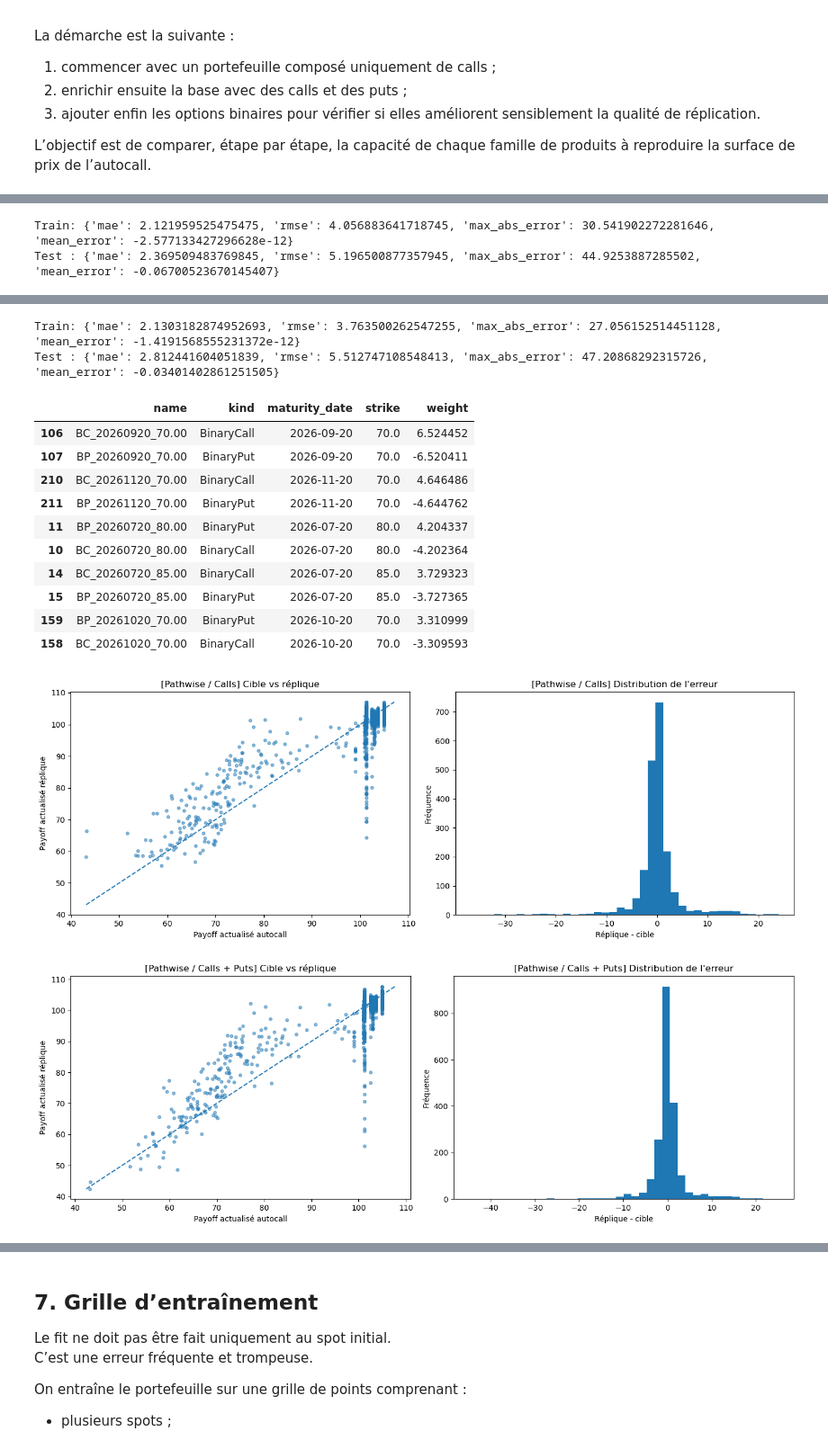
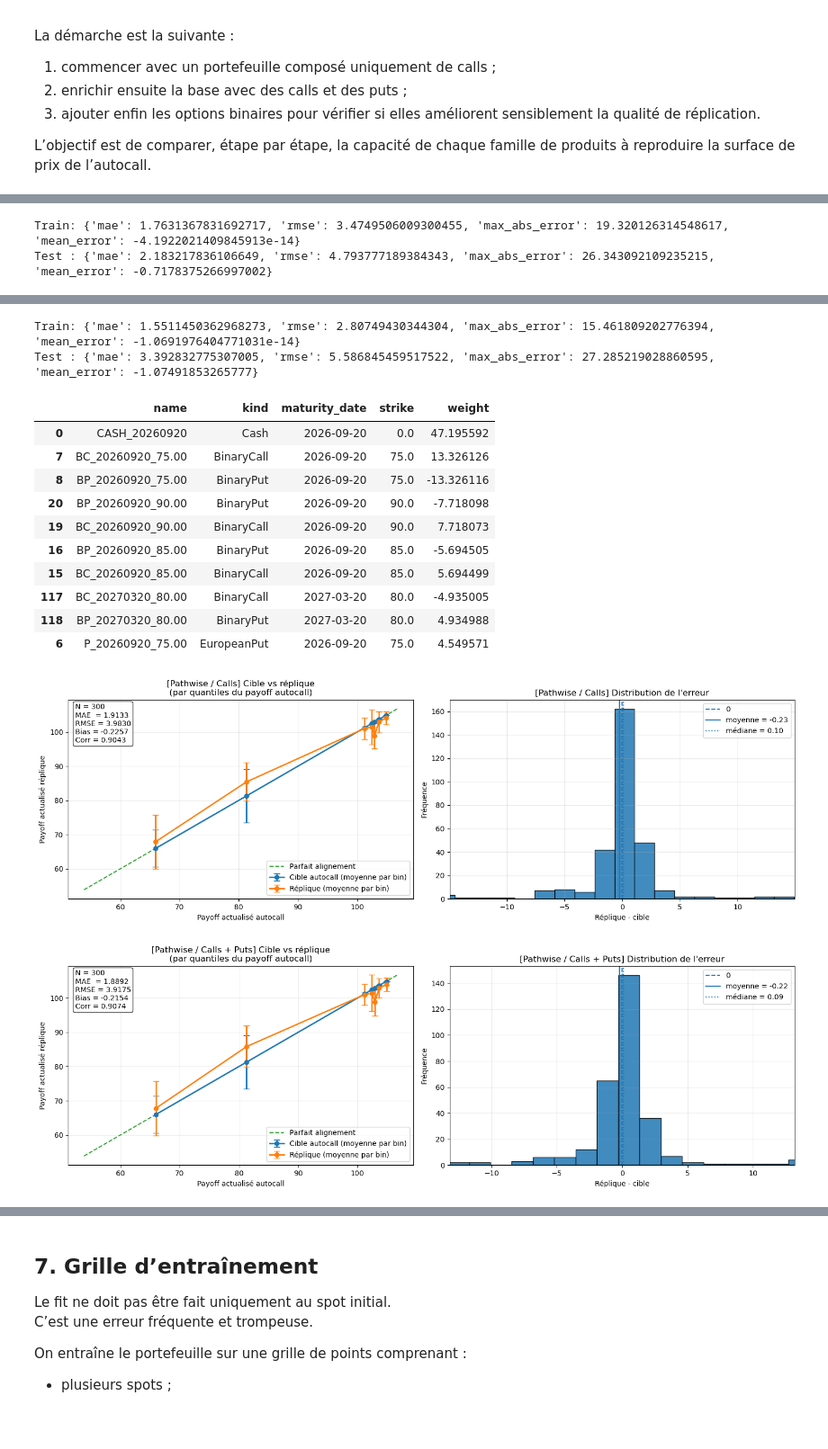
Before and after one commit to bourhankayal/Autocall-Replication, a Jupyter notebook: notebook.ipynb, the cells around one changed output, grey strips where cells are left out. Shown at 90% size. Saved outputs shown, nothing was run; the diff lists cells and outputs as text; code cells hidden in the pictures; blank space fills up the shorter version.

```diff
--- a/notebook.ipynb
+++ b/notebook.ipynb
@@ -1837,7 +895,11 @@ def plot_pathwise_benchmark(
 # %%
-res_path_calls = run_naive_benchmark_payoff_pathwise(product=prod,spot0=spot0,valuation_date=valuation_date,maturity_date=maturity_date,rate=rate,dividend_yield=dividend_yield,vol=vol,family="calls",n_paths=2000,l2=1e-6)
-res_path_calls_puts = run_naive_benchmark_payoff_pathwise(product=prod,spot0=spot0,valuation_date=valuation_date,maturity_date=maturity_date,rate=rate,dividend_yield=dividend_yield,vol=vol,family="calls_puts",n_paths=2000,l2=1e-6)
-res_path_full = run_naive_benchmark_payoff_pathwise(product=prod,spot0=spot0,valuation_date=valuation_date,maturity_date=maturity_date,rate=rate,dividend_yield=dividend_yield,vol=vol,family="full",n_paths=2000,l2=1e-6)
+# ------------------------------------------------------------
+# 5) Exécution
+# ------------------------------------------------------------
+
+res_path_calls = run_naive_benchmark_payoff_pathwise(product=prod,spot0=spot0,valuation_date=valuation_date,maturity_date=maturity_date,rate=rate,dividend_yield=dividend_yield,vol=vol,family="calls",n_paths=300,penalty="l2",alpha=1e-6)
+res_path_calls_puts = run_naive_benchmark_payoff_pathwise(product=prod,spot0=spot0,valuation_date=valuation_date,maturity_date=maturity_date,rate=rate,dividend_yield=dividend_yield,vol=vol,family="calls_puts",n_paths=300,penalty="l2",alpha=1e-6)
+res_path_full = run_naive_benchmark_payoff_pathwise(product=prod,spot0=spot0,valuation_date=valuation_date,maturity_date=maturity_date,rate=rate,dividend_yield=dividend_yield,vol=vol,family="full",n_paths=300,penalty="l2",alpha=1e-6)
 
 print("Train:", res_path_calls["metrics_train"])
 print("Test :", res_path_calls["metrics_test"])
@@ -1871,3 +933,3 @@ Test : {'mae': 2.322099391474754, 'rmse': 4.756478142338851, 'max_abs_error': 36
-Train: {'mae': 2.121959525475475, 'rmse': 4.056883641718745, 'max_abs_error': 30.541902272281646, 'mean_error': -2.577133427296628e-12}
-Test : {'mae': 2.369509483769845, 'rmse': 5.196500877357945, 'max_abs_error': 44.9253887285502, 'mean_error': -0.06700523670145407}
+Train: {'mae': 1.7631367831692717, 'rmse': 3.4749506009300455, 'max_abs_error': 19.320126314548617, 'mean_error': -4.1922021409845913e-14}
+Test : {'mae': 2.183217836106649, 'rmse': 4.793777189384343, 'max_abs_error': 26.343092109235215, 'mean_error': -0.7178375266997002}
 |  | name | kind | maturity_date | strike | weight |
@@ -1884,15 +946,15 @@ Test : {'mae': 2.369509483769845, 'rmse': 5.196500877357945, 'max_abs_error': 44
-Train: {'mae': 2.1303182874952693, 'rmse': 3.763500262547255, 'max_abs_error': 27.056152514451128, 'mean_error': -1.4191568555231372e-12}
-Test : {'mae': 2.812441604051839, 'rmse': 5.512747108548413, 'max_abs_error': 47.20868292315726, 'mean_error': -0.03401402861251505}
+Train: {'mae': 1.5511450362968273, 'rmse': 2.80749430344304, 'max_abs_error': 15.461809202776394, 'mean_error': -1.0691976404771031e-14}
+Test : {'mae': 3.392832775307005, 'rmse': 5.586845459517522, 'max_abs_error': 27.285219028860595, 'mean_error': -1.07491853265777}
 |  | name | kind | maturity_date | strike | weight |
-| 106 | BC_20260920_70.00 | BinaryCall | 2026-09-20 | 70.0 | 6.524452 |
-| 107 | BP_20260920_70.00 | BinaryPut | 2026-09-20 | 70.0 | -6.520411 |
-| 210 | BC_20261120_70.00 | BinaryCall | 2026-11-20 | 70.0 | 4.646486 |
-| 211 | BP_20261120_70.00 | BinaryPut | 2026-11-20 | 70.0 | -4.644762 |
-| 11 | BP_20260720_80.00 | BinaryPut | 2026-07-20 | 80.0 | 4.204337 |
-| 10 | BC_20260720_80.00 | BinaryCall | 2026-07-20 | 80.0 | -4.202364 |
-| 14 | BC_20260720_85.00 | BinaryCall | 2026-07-20 | 85.0 | 3.729323 |
-| 15 | BP_20260720_85.00 | BinaryPut | 2026-07-20 | 85.0 | -3.727365 |
-| 159 | BP_20261020_70.00 | BinaryPut | 2026-10-20 | 70.0 | 3.310999 |
-| 158 | BC_20261020_70.00 | BinaryCall | 2026-10-20 | 70.0 | -3.309593 |
+| 0 | CASH_20260920 | Cash | 2026-09-20 | 0.0 | 47.195592 |
+| 7 | BC_20260920_75.00 | BinaryCall | 2026-09-20 | 75.0 | 13.326126 |
+| 8 | BP_20260920_75.00 | BinaryPut | 2026-09-20 | 75.0 | -13.326116 |
+| 20 | BP_20260920_90.00 | BinaryPut | 2026-09-20 | 90.0 | -7.718098 |
+| 19 | BC_20260920_90.00 | BinaryCall | 2026-09-20 | 90.0 | 7.718073 |
+| 16 | BP_20260920_85.00 | BinaryPut | 2026-09-20 | 85.0 | -5.694505 |
+| 15 | BC_20260920_85.00 | BinaryCall | 2026-09-20 | 85.0 | 5.694499 |
+| 117 | BC_20270320_80.00 | BinaryCall | 2027-03-20 | 80.0 | -4.935005 |
+| 118 | BP_20270320_80.00 | BinaryPut | 2027-03-20 | 80.0 | 4.934988 |
+| 6 | P_20260920_75.00 | EuropeanPut | 2026-09-20 | 75.0 | 4.549571 |
-[figure, old version]
+[figure, new version]
-[figure, old version]
+[figure, new version]
```
Also changed, not shown: parts of 28 cells of this notebook, 9 other files.
